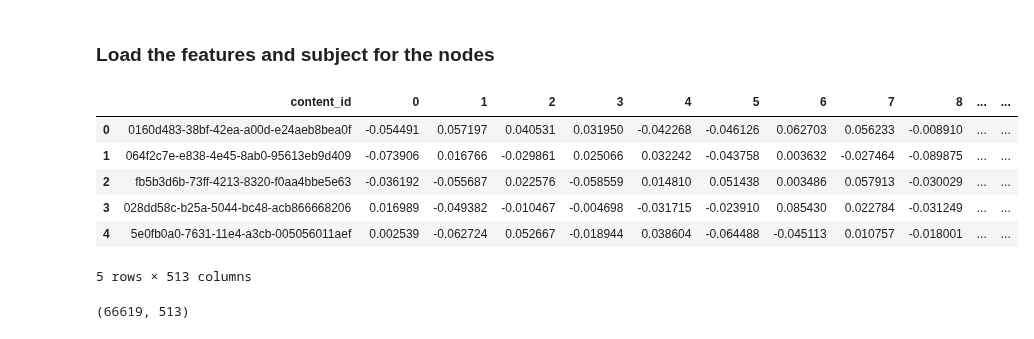
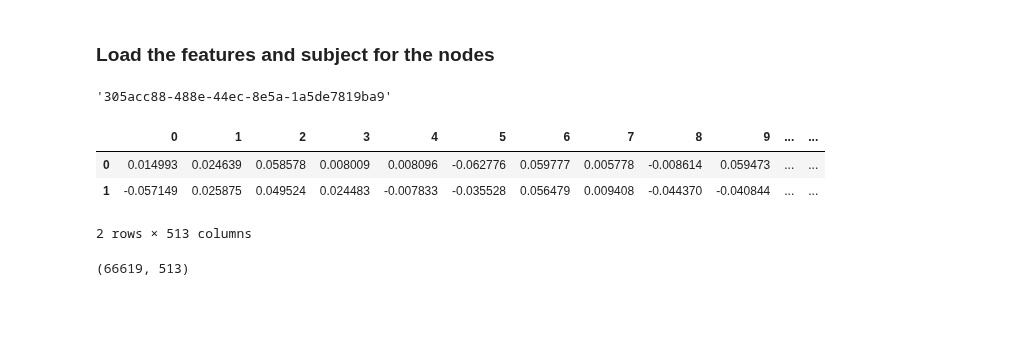
Before and after one commit to alphagov/govuk-network-embedding, a Jupyter notebook: notebooks/graphsage/train_graphsage_v2.ipynb, the cells around one changed output. Drawn from its saved outputs; the diff is of its cells as text; code cells hidden in the pictures; blank space fills up the shorter version.

```diff
--- a/notebooks/graphsage/train_graphsage_v2.ipynb
+++ b/notebooks/graphsage/train_graphsage_v2.ipynb
@@ -22,7 +24,7 @@ DATA_DIR = os.getenv("DATA_DIR")
 MODELS_DIR = os.getenv("MODELS_DIR")
 content_api = os.path.join(DATA_DIR, "content_api")
 edgefile = os.path.join(DATA_DIR, "processed_network", "edges_graphsagetest_feb_01_18_doo_min15weight_wtext.csv.gz")
-embeddings_file = os.path.join(content_api, "embeddings_data.csv.gz")
+embeddings_file = os.path.join(content_api, "training_node_data_fixd.csv.gz")
 # %% [markdown]
 Load the graph from edgelist
 # %%
@@ -53,16 +55,17 @@ edgelist
 ### Load the features and subject for the nodes
 # %%
 node_data = pd.read_csv(embeddings_file, compression="gzip", index_col=0)
+# %%
+node_data.loc[25053].content_id
+# %% [output]
+'305acc88-488e-44ec-8e5a-1a5de7819ba9'
 # %%
-node_data.head()
+node_data.head(2)
 # %% [output]
-|  | content_id | 0 | 1 | 2 | 3 | 4 | 5 | 6 | 7 | 8 | ... | ... |
-| 0 | 0160d483-38bf-42ea-a00d-e24aeb8bea0f | -0.054491 | 0.057197 | 0.040531 | 0.031950 | -0.042268 | -0.046126 | 0.062703 | 0.056233 | -0.008910 | ... | ... |
-| 1 | 064f2c7e-e838-4e45-8ab0-95613eb9d409 | -0.073906 | 0.016766 | -0.029861 | 0.025066 | 0.032242 | -0.043758 | 0.003632 | -0.027464 | -0.089875 | ... | ... |
-| 2 | fb5b3d6b-73ff-4213-8320-f0aa4bbe5e63 | -0.036192 | -0.055687 | 0.022576 | -0.058559 | 0.014810 | 0.051438 | 0.003486 | 0.057913 | -0.030029 | ... | ... |
-| 3 | 028dd58c-b25a-5044-bc48-acb866668206 | 0.016989 | -0.049382 | -0.010467 | -0.004698 | -0.031715 | -0.023910 | 0.085430 | 0.022784 | -0.031249 | ... | ... |
-| 4 | 5e0fb0a0-7631-11e4-a3cb-005056011aef | 0.002539 | -0.062724 | 0.052667 | -0.018944 | 0.038604 | -0.064488 | -0.045113 | 0.010757 | -0.018001 | ... | ... |
+|  | 0 | 1 | 2 | 3 | 4 | 5 | 6 | 7 | 8 | 9 | ... | ... |
+| 0 | 0.014993 | 0.024639 | 0.058578 | 0.008009 | 0.008096 | -0.062776 | 0.059777 | 0.005778 | -0.008614 | 0.059473 | ... | ... |
+| 1 | -0.057149 | 0.025875 | 0.049524 | 0.024483 | -0.007833 | -0.035528 | 0.056479 | 0.009408 | -0.044370 | -0.040844 | ... | ... |
-5 rows × 513 columns
+2 rows × 513 columns
 # %%
 node_data.shape
 # %% [output]
```
Also changed, not shown: parts of 7 cells of this notebook, 1 other file.
